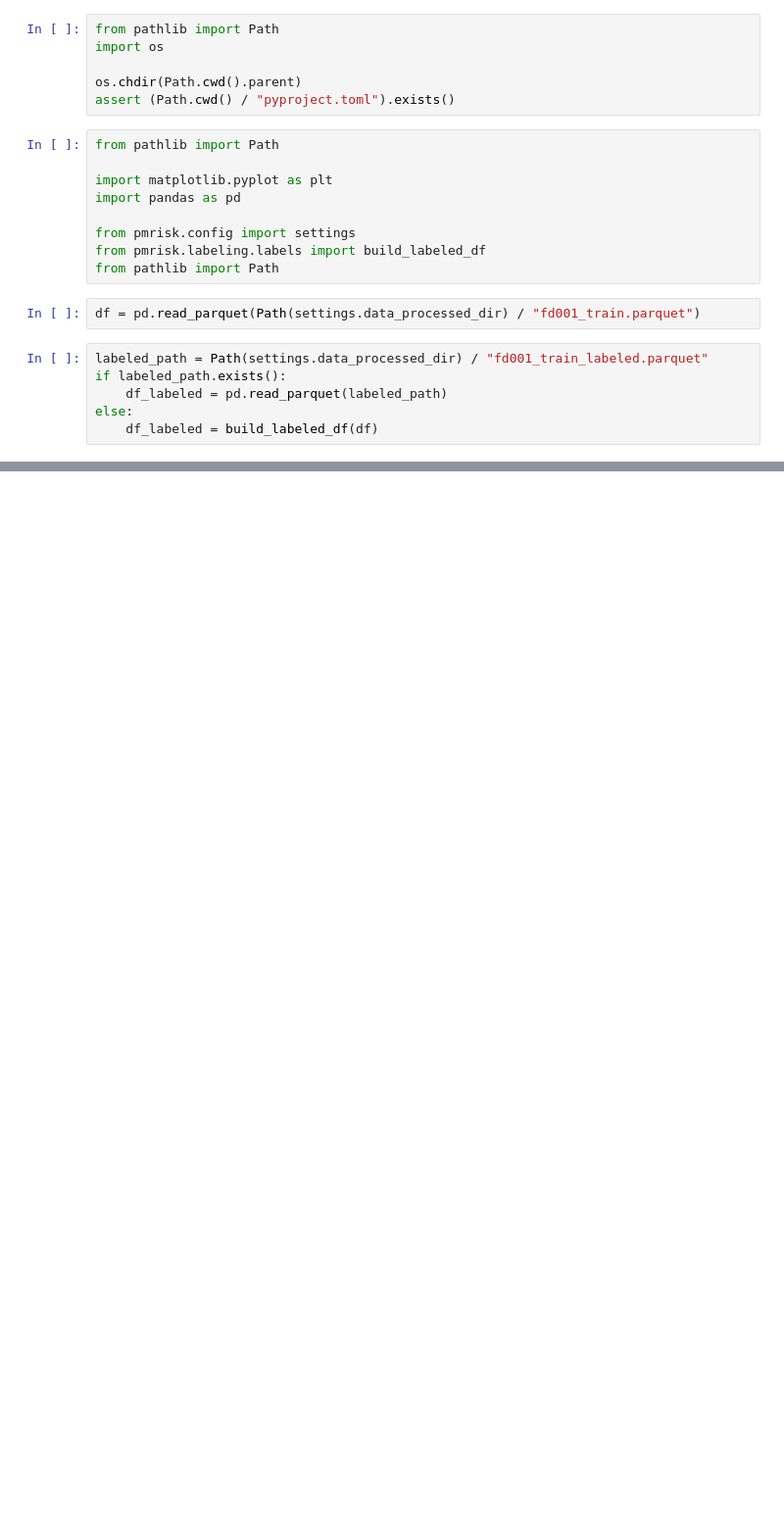
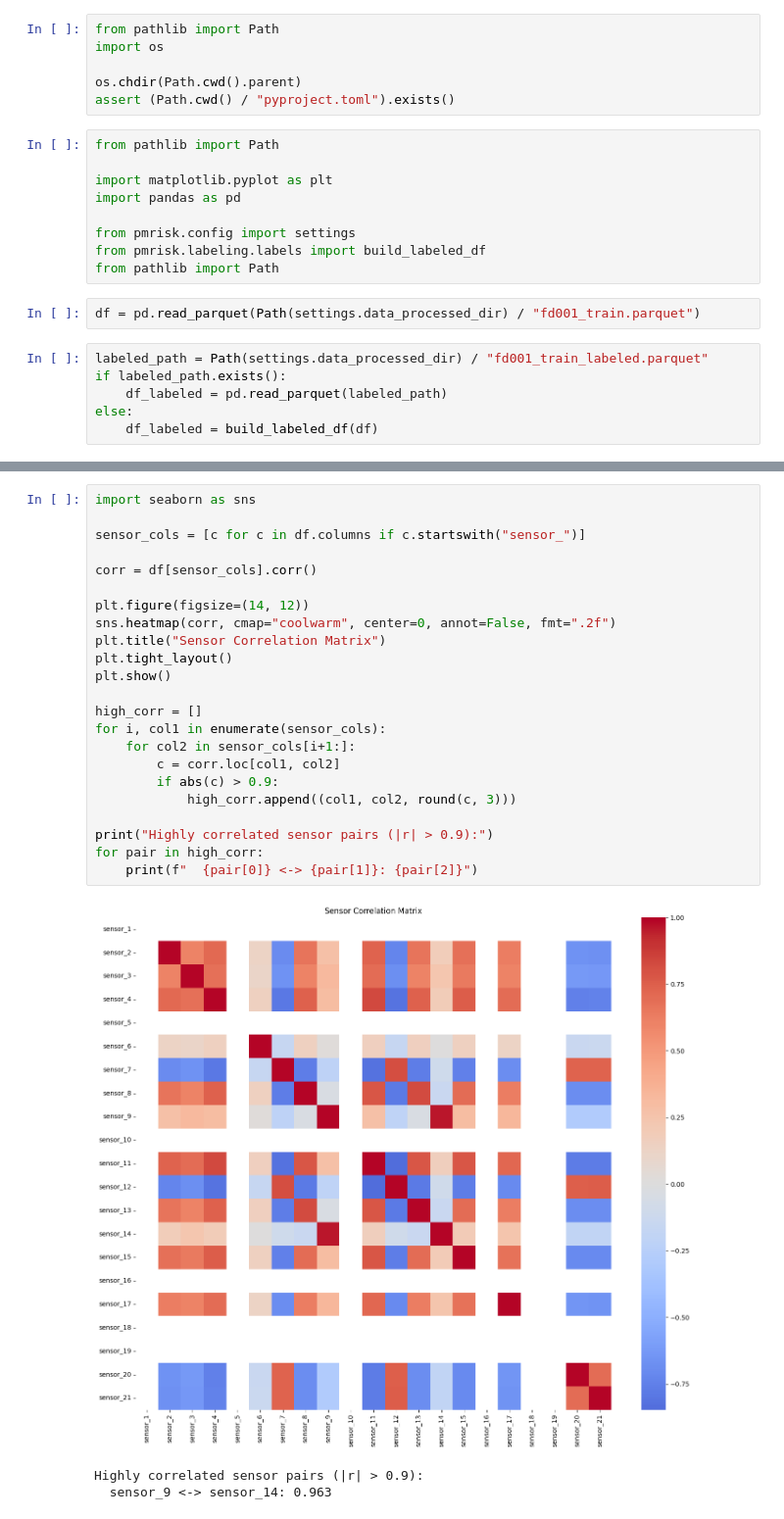
Before and after one commit to danielsamo-se/predictive-maintenance-risk, a Jupyter notebook: notebooks/eda_fd001.ipynb, the cells around one changed output, grey strips where cells are left out. Shown at 98% size. Cells and saved outputs as stored; diff of their text form; blank space fills up the shorter version.

Commit message:
docs(eda): add extra plots and sensor checks

```diff
--- a/notebooks/eda_fd001.ipynb
+++ b/notebooks/eda_fd001.ipynb
@@ -57,0 +111,27 @@ print("Rows after window filter:", len(df_labeled), "of", len(df))
+# %%
+import seaborn as sns
+
+sensor_cols = [c for c in df.columns if c.startswith("sensor_")]
+
+corr = df[sensor_cols].corr()
+
+plt.figure(figsize=(14, 12))
+sns.heatmap(corr, cmap="coolwarm", center=0, annot=False, fmt=".2f")
+plt.title("Sensor Correlation Matrix")
+plt.tight_layout()
+plt.show()
+
+high_corr = []
+for i, col1 in enumerate(sensor_cols):
+    for col2 in sensor_cols[i+1:]:
+        c = corr.loc[col1, col2]
+        if abs(c) > 0.9:
+            high_corr.append((col1, col2, round(c, 3)))
+
+print("Highly correlated sensor pairs (|r| > 0.9):")
+for pair in high_corr:
+    print(f"  {pair[0]} <-> {pair[1]}: {pair[2]}")
+# %% [output]
+[figure, added]
+Highly correlated sensor pairs (|r| > 0.9):
+  sensor_9 <-> sensor_14: 0.963
```
Also changed, not shown: parts of 12 cells of this notebook.
